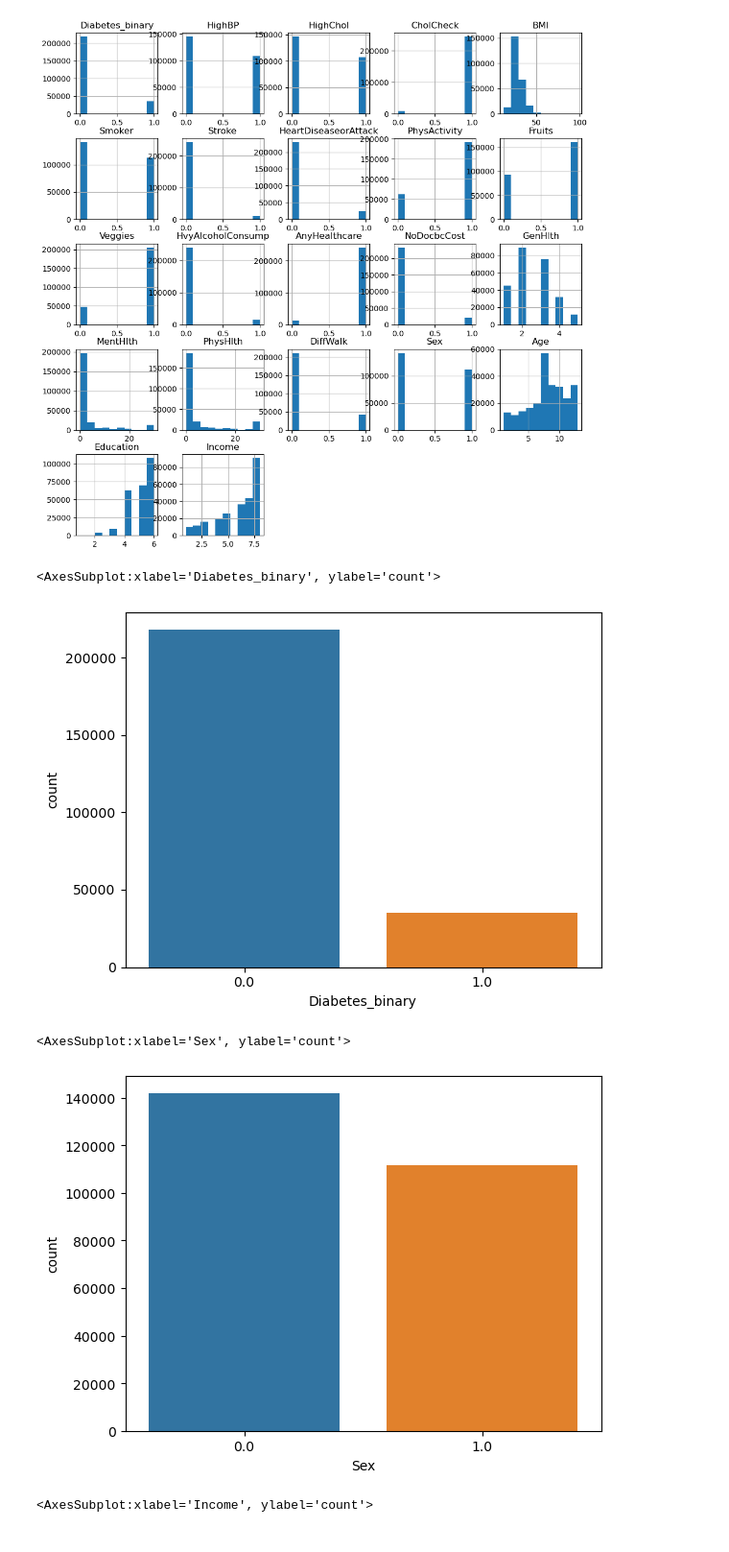
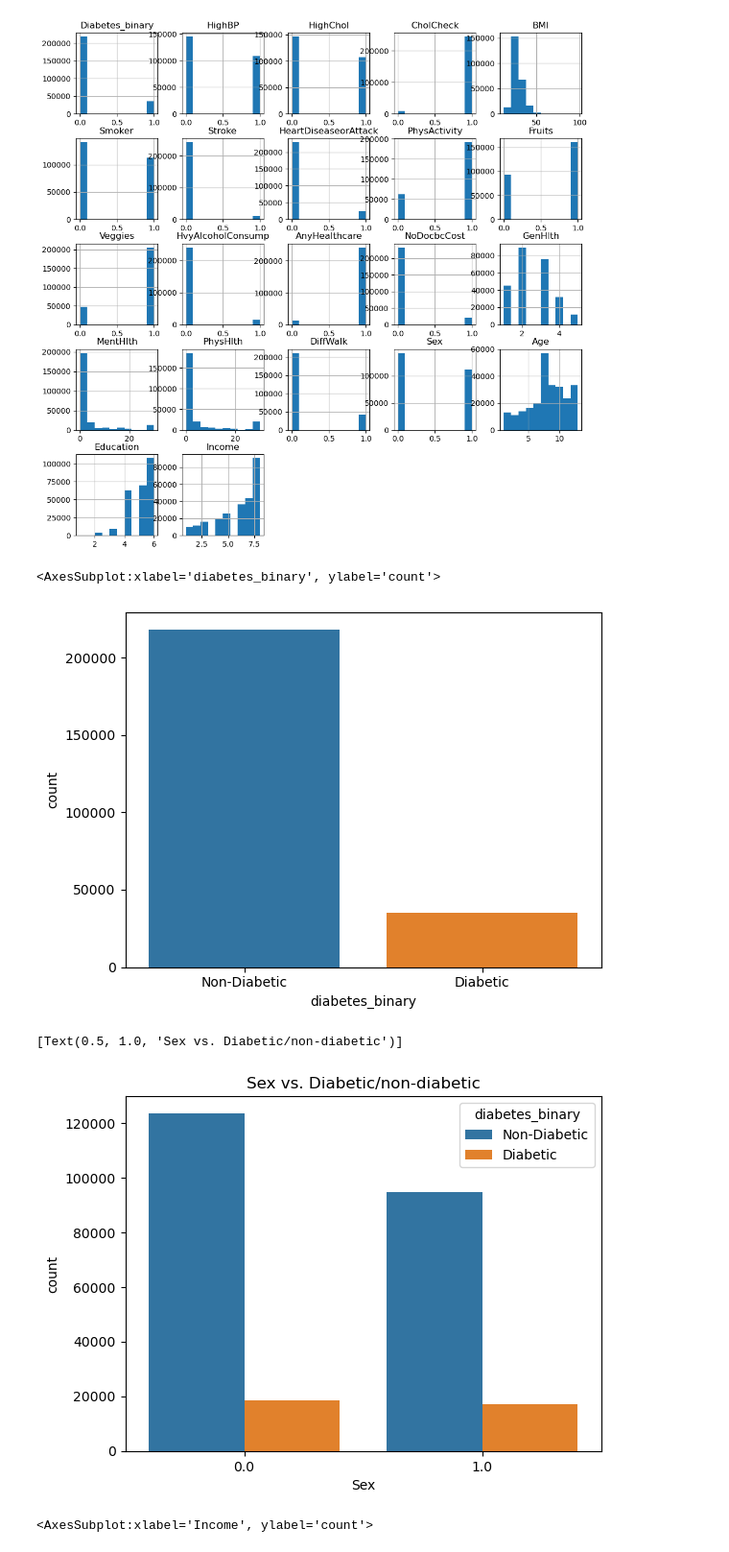
Before and after one commit to egehanyorulmaz/diabetes-prediction, a Jupyter notebook: Diabetes_Health_Prediction_EDA.ipynb, the cells around one changed output. Shown at 96% size. Drawn from its saved outputs; the diff is of its cells as text; code cells hidden in the pictures.

```diff
--- a/Diabetes_Health_Prediction_EDA.ipynb
+++ b/Diabetes_Health_Prediction_EDA.ipynb
@@ -83,17 +83,19 @@ array([[<AxesSubplot:title={'center':'Diabetes_binary'}>,
         <AxesSubplot:title={'center':'Income'}>, <AxesSubplot:>,
         <AxesSubplot:>, <AxesSubplot:>]], dtype=object)
 [figure]
+# %%
+data["diabetes_binary"]= data["Diabetes_binary"].replace({0:"Non-Diabetic",1:"Diabetic"})
 # %%
 ##Target Variable
-sns.countplot(x = 'Diabetes_binary', data = data)
+sns.countplot(x = 'diabetes_binary', data = data)
 # %% [output]
-<AxesSubplot:xlabel='Diabetes_binary', ylabel='count'>
+<AxesSubplot:xlabel='diabetes_binary', ylabel='count'>
-[figure, old version]
+[figure, new version]
 # %%
-sns.countplot(x = 'Sex', data = data)
+sns.countplot(x = 'Sex', hue = 'diabetes_binary', data = data).set(title = 'Sex vs. Diabetic/non-diabetic')
 # %% [output]
-<AxesSubplot:xlabel='Sex', ylabel='count'>
+[Text(0.5, 1.0, 'Sex vs. Diabetic/non-diabetic')]
-[figure, old version]
+[figure, new version]
 # %%
 sns.countplot(x = 'Income', data = data)
 # %% [output]
```
Also changed, not shown: parts of 15 cells of this notebook.
